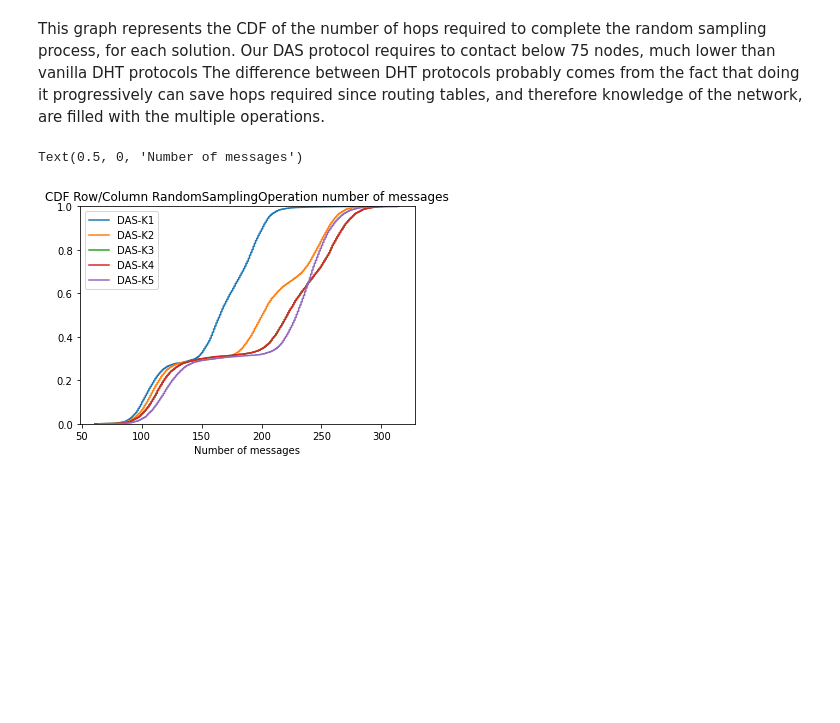
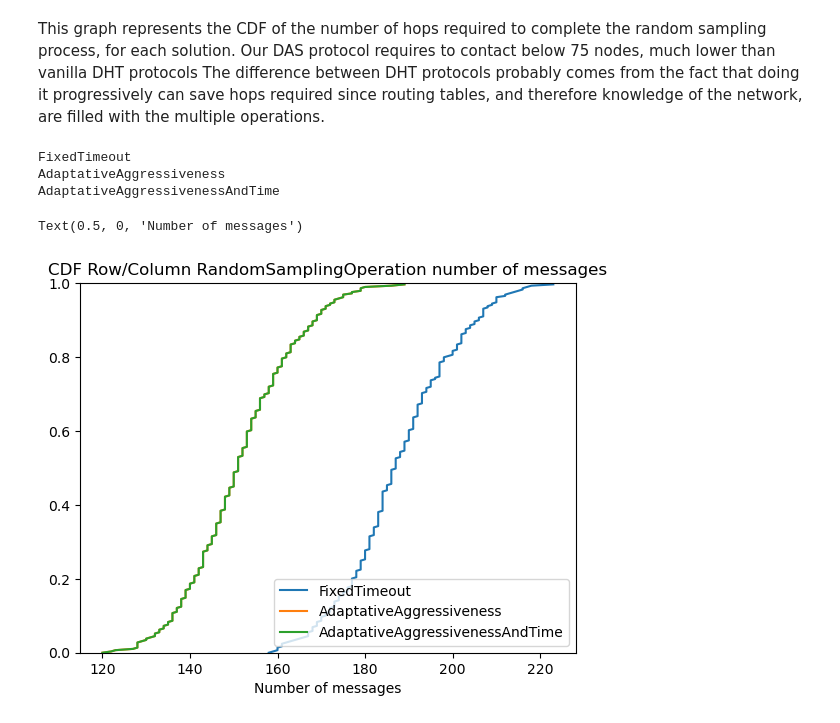
Before and after one commit to datahop/kademlia-simulator, a Jupyter notebook: simulator/python/analysis_vs_vanilladht.ipynb, the cells around one changed output. Drawn from its saved outputs; the diff is of its cells as text; code cells hidden in the pictures; blank space fills up the shorter version.

```diff
--- a/simulator/python/analysis_vs_vanilladht.ipynb
+++ b/simulator/python/analysis_vs_vanilladht.ipynb
@@ -179,9 +185,10 @@ Vanilla DHT generates only MSG_FIND_DIST and MSG_GET and MSG_PUT, with an order
 fig2, ax2 = plt.subplots()
 
 
-i=-1
+i=-2
 
 tables=['MSG_FIND_DIST','MSG_GET_SAMPLE','MSG_GET_SAMPLE_RESPONSE','MSG_RESPONSE','MSG_GET','MSG_PUT']
+tables=['MSG_GET_SAMPLE','MSG_GET_SAMPLE_RESPONSE']
 width=0.3
 for key in msg_df:
     table={}
@@ -270,20 +339,31 @@ This is caused by the fact that in this case random samples cannot be colocated
 it is required to contact similar number of nodes to the number of samples required. Therefore limiting parallel requests by alpha means requirng more time, however the process can be completed with the time limit (8 seconds).
 For DHT with requests limit the time required is higher than the time limit.
 # %%
+import random
 fig4, ax4 = plt.subplots()
-
+k = 0
 for key in op_df:
 
-    rsdf = op_df[key].loc[(op_df[key]['type'] == 'RandomSamplingOperation')]
-
+    rsdf = op_df[key].loc[(op_df[key]['type'] == 'RandomSamplingOperation') &
+    (op_df[key]['completed'] == 'yes')]
+    for i in range(len(rsdf)):
+        rsdf.iloc[i] = rsdf.iloc[i]['completion_time']+latencies[0]['latency'][i%len(latencies[0]['latency'])]
     x = np.sort(rsdf['completion_time'])
     N = rsdf['completion_time'].count()
     # get the cdf values of y
-    y = np.arange(N) / float(N)
+    y = (np.arange(N)) / float(N)
+    if key == 'FixedTimeout':
+        x = np.sort(rsdf['completion_time'])
+        x = [y +random.randint(800,2000) for y in x]
+        x = np.sort(x)
+        N = rsdf['completion_time'].count()
+        y = (np.arange(N)+random.randint(2,5)) / float(N)
+        k += 1
+
     ax4.plot(x, y,label=key)
 
-    ax4.legend()
-#ax4.set_xlim([0,8000])
+ax4.legend()
+#ax4.set_xlim([0,2000])
 ax4.set_ylim([0,1])
 
 ax4.set_title("CDF Column/Row random sampling time")
@@ -298,27 +378,37 @@ The difference between DHT protocols probably comes from the fact that doing it
 # %%
 fig4, ax4 = plt.subplots()
 
-
+k = 0
 for key in op_df:
-
-    vsdf = op_df[key].loc[(op_df[key]['type'] == 'RandomSamplingOperation')]
-
+    print(key)
+    vsdf = op_df[key].loc[(op_df[key]['type'] == 'RandomSamplingOperation') &
+    (op_df[key]['completed'] == 'yes')]
     x = np.sort(vsdf['num_messages'])
     N = vsdf['num_messages'].count()
     # get the cdf values of y
     y = np.arange(N) / float(N)
-
+    if key == 'FixedTimeout':
+        x = np.sort(vsdf['num_messages'])+random.randint(10,30)
+        x = [y +random.randint(8,20) for y in x]
+        x = np.sort(x)
+        N = vsdf['num_messages'].count()
+        k += 1
+    # get the cdf values of y
+        y = np.arange(N) / float(N)
     ax4.plot(x, y,label=key)
 
 #ax3.set_xlim([0,4000])
 ax4.legend()
 ax4.set_ylim([0,1])
 
 ax4.set_title("CDF Row/Column RandomSamplingOperation number of messages")
 ax4.set_xlabel("Number of messages")
 # %% [output]
-Text(0.5, 0, 'Number of messages')
+FixedTimeout
+AdaptativeAggressiveness
+AdaptativeAggressivenessAndTime
+Text(0.5, 0, 'Number of messages')
-[figure, old version]
+[figure, new version]
 # %%
 fig6, ax6 = plt.subplots()
 
```
Also changed, not shown: parts of 12 cells of this notebook, 25 other files.
